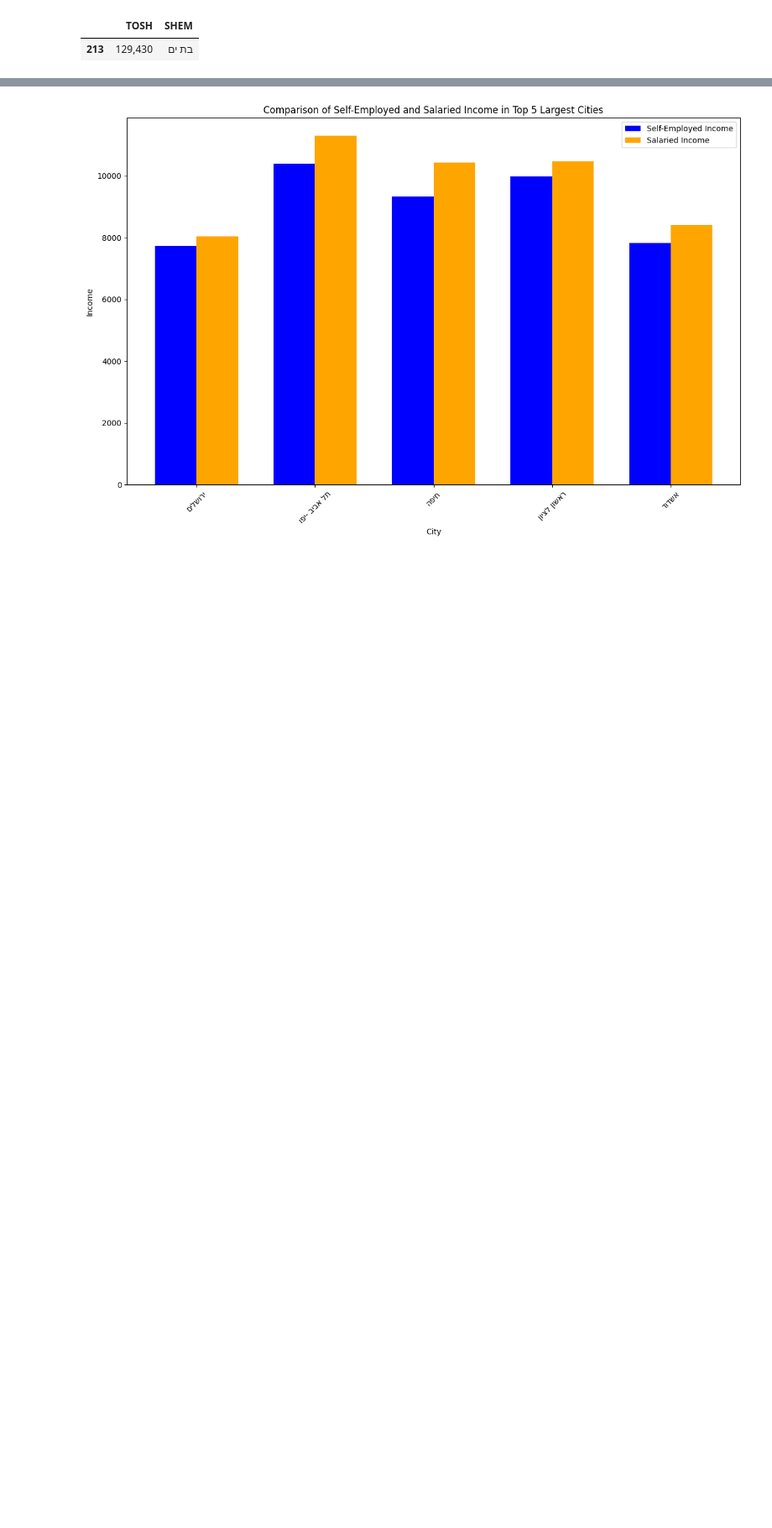
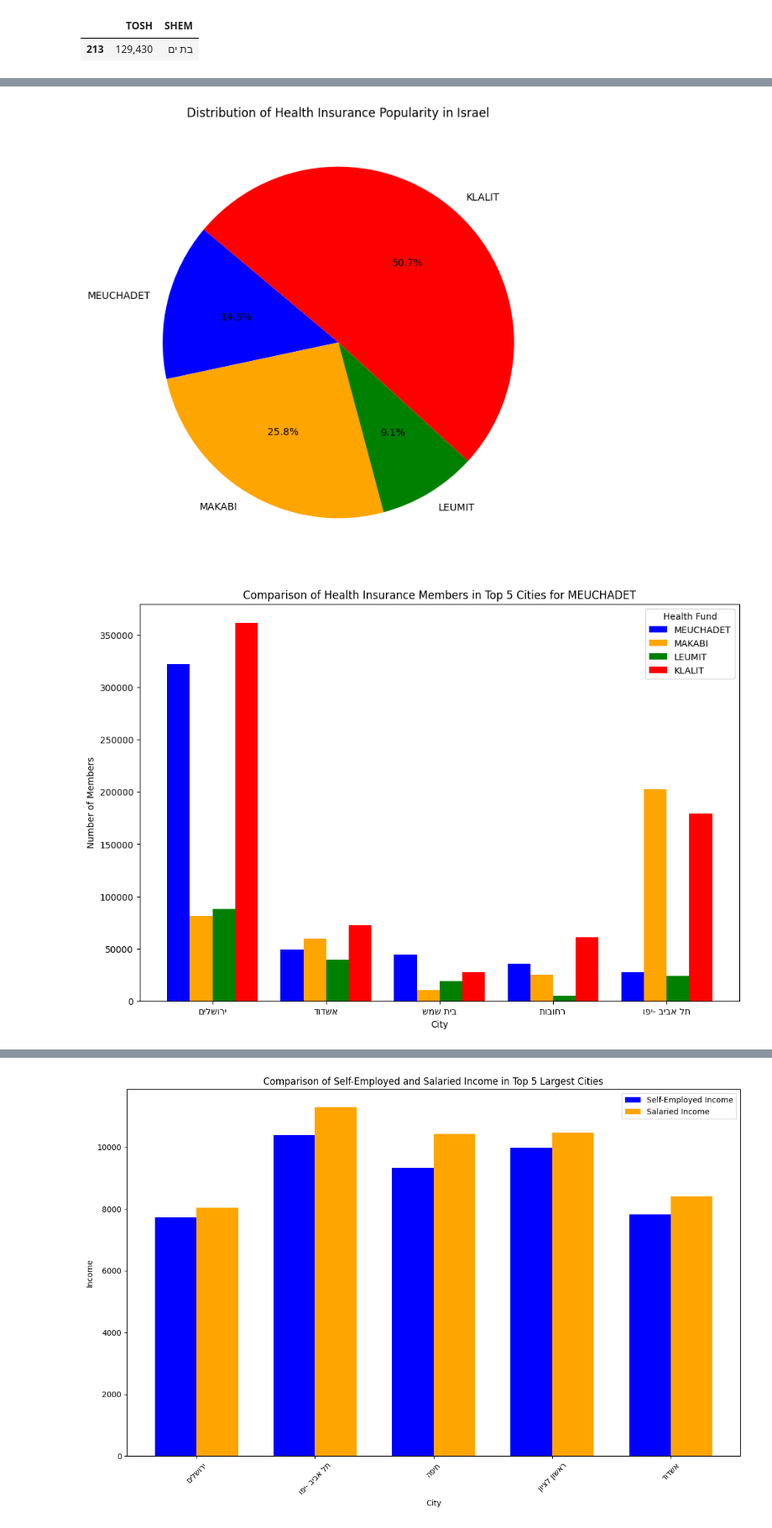
Before and after one commit to MichaelRommm/Jupyter_Notebook_Python_Projects, a Jupyter notebook: BITUAH_LEUMI_2015.ipynb, the cells around one changed output, grey strips where cells are left out. Shown at 84% size. Saved outputs shown, nothing was run; the diff lists cells and outputs as text; code cells hidden in the pictures; blank space fills up the shorter version.

```diff
--- a/BITUAH_LEUMI_2015.ipynb
+++ b/BITUAH_LEUMI_2015.ipynb
@@ -203,0 +158,64 @@ for kupah in kupot:
+# %%
+# List of health funds
+kupot = ['MEUCHADET', 'MAKABI', 'LEUMIT', 'KLALIT']
+
+# Define colors for each health fund
+colors = {
+    'MEUCHADET': 'blue',
+    'MAKABI': 'orange',
+    'LEUMIT': 'green',
+    'KLALIT': 'red'
+}
+
+# Clean all numeric columns (convert to integers after removing spaces)
+for column in kupot:
+    df[column] = df[column].str.replace(',', '')  # Remove commas if present
+    df[column] = df[column].str.strip()  # Remove extra spaces
+    df[column] = pd.to_numeric(df[column], errors='coerce')  # Convert to numbers
+
+# Sum of all members in each health fund after cleaning the data
+total_per_kupah = df[kupot].sum()
+
+# Create a pie chart with customized colors after cleaning the data
+plt.figure(figsize=(8, 8))
+plt.pie(total_per_kupah, labels=total_per_kupah.index, autopct='%1.1f%%', startangle=140, colors=[colors[kupah] for kupah in total_per_kupah.index])
+plt.title('Distribution of Health Insurance Popularity in Israel')
+plt.show()
+
+# Select the top five cities with the highest number of members for each health fund
+top_cities_meuchedet = df.nlargest(5, 'MEUCHADET')[['SHEM', 'MEUCHADET']].rename(columns={'SHEM': 'City', 'MEUCHADET': 'MEUCHADET'})
+top_cities_makabi = df.nlargest(5, 'MAKABI')[['SHEM', 'MAKABI']].rename(columns={'SHEM': 'City', 'MAKABI': 'MAKABI'})
+top_cities_leumit = df.nlargest(5, 'LEUMIT')[['SHEM', 'LEUMIT']].rename(columns={'SHEM': 'City', 'LEUMIT': 'LEUMIT'})
+top_cities_klalit = df.nlargest(5, 'KLALIT')[['SHEM', 'KLALIT']].rename(columns={'SHEM': 'City', 'KLALIT': 'KLALIT'})
+
+# Combine all results into one DataFrame
+top_cities_per_kupah = pd.concat([top_cities_meuchedet, top_cities_makabi, top_cities_leumit, top_cities_klalit], axis=1)
+
+# Function to clean city names
+def clean_city_name(city_name):
+    return city_name.strip()[::-1]  # Remove spaces and reverse the text
+df['SHEM'] = df['SHEM'].apply(clean_city_name)
+
+# Create a chart for each health fund
+for kupah in kupot:
+    # Select the top five cities with the highest number of members in the current fund
+    top_cities = df[['SHEM'] + kupot].nlargest(5, kupah)
+
+    # Define bar positions (according to the number of cities)
+    x = np.arange(len(top_cities['SHEM']))
+    width = 0.2  # Width of each bar
+
+    # Create a grouped bar chart
+    plt.figure(figsize=(12, 8))
+    for i, other_kupah in enumerate(kupot):
+        plt.bar(x + i * width, top_cities[other_kupah], width, label=other_kupah, color=colors[other_kupah])
+
+    plt.xlabel('City')
+    plt.ylabel('Number of Members')
+    plt.title(f'Comparison of Health Insurance Members in Top 5 Cities for {kupah}')
+    plt.xticks(x + width * (len(kupot) - 1) / 2, top_cities['SHEM'])
+    plt.legend(title='Health Fund')
+    plt.show()
+# %% [output]
+[figure, added]
+[figure, added]
```
Also changed, not shown: parts of 12 cells of this notebook, 1 other file.
